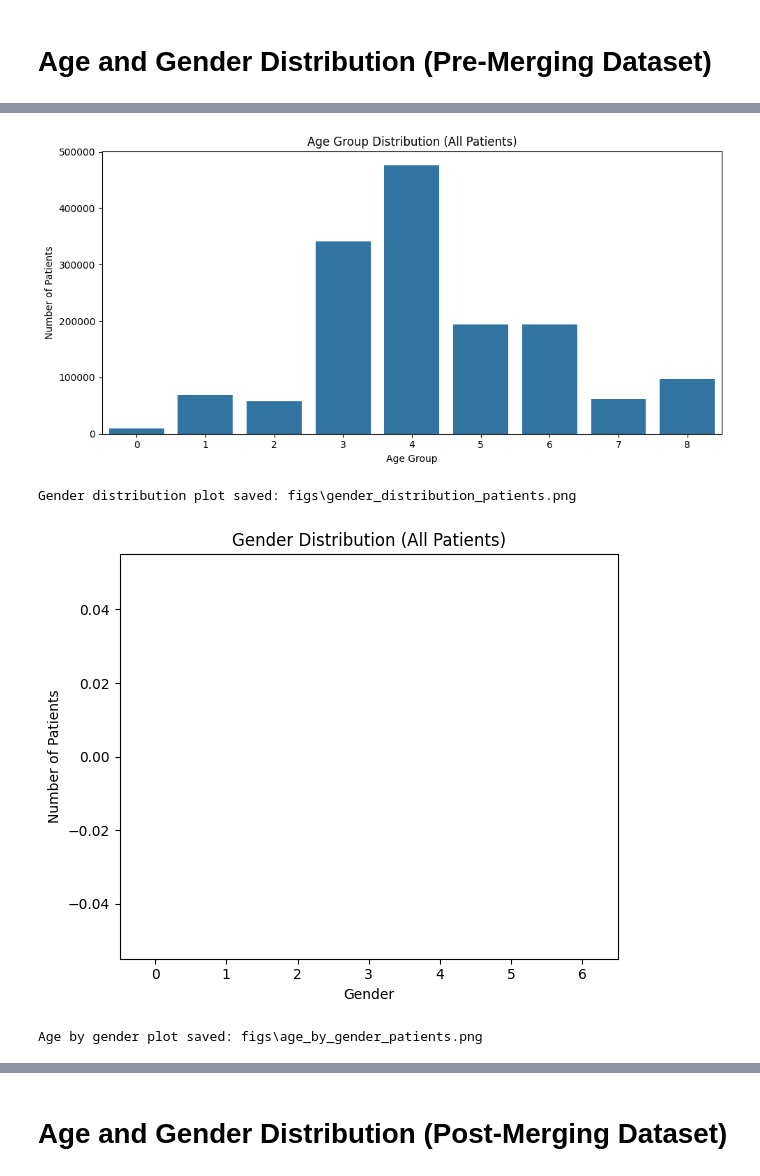
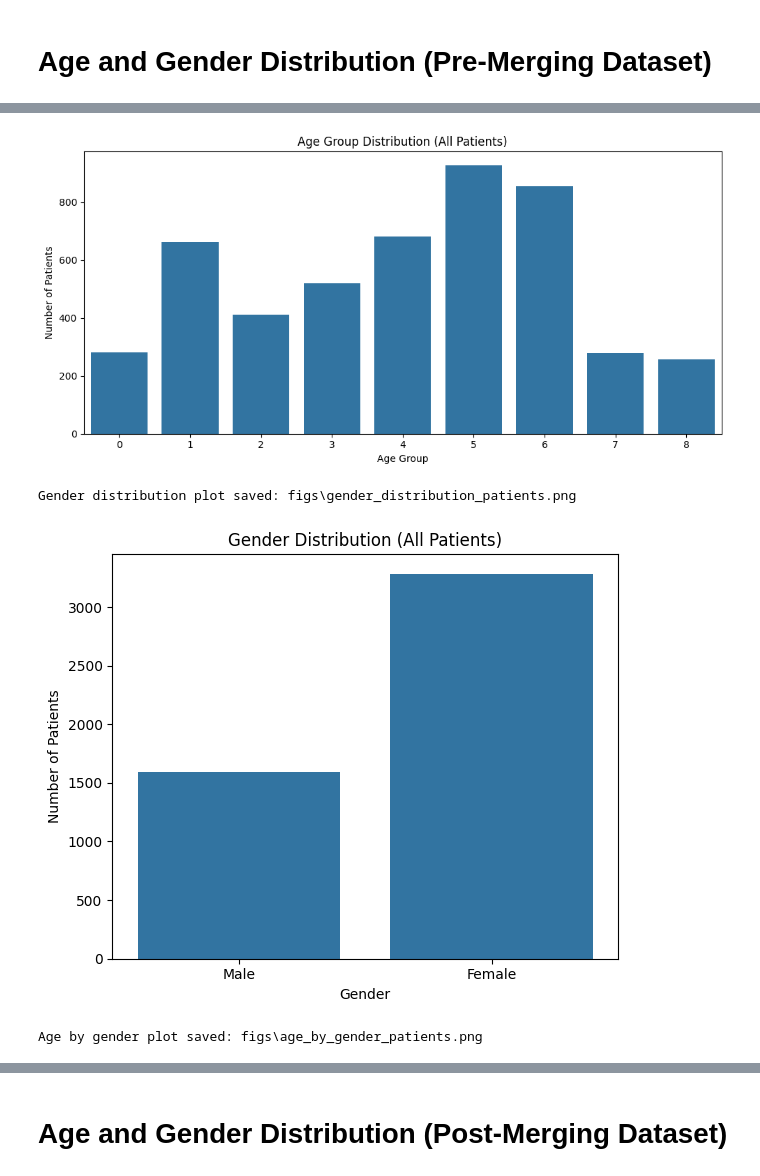
Before and after one commit to ZohoorAlmalkiUQU/ML_Project_UQU, a Jupyter notebook: 03_EDA_sample.ipynb, the cells around one changed output, grey strips where cells are left out. Cells and saved outputs as stored; diff of their text form; code cells hidden in the pictures.

```diff
--- a/03_EDA_sample.ipynb
+++ b/03_EDA_sample.ipynb
@@ -93,10 +93,10 @@ import matplotlib.pyplot as plt
 import seaborn as sns
 import pandas as pd
 
-df = pd.read_parquet("merged_sample_one_processed/final_stage/part.0.parquet")
+df = pd.read_parquet("new_sample_one_processed/processed_cultures_demographics.parquet")
 df.info()
 
-df['gender'] = df['gender'].map({'0': "Female", '1': "Male"})
+df['gender'] = df['gender'].map({0: "Female", 1: "Male"})
 print(df['gender'].value_counts())
 
 # Create figure directory
@@ -189,6 +190,6 @@ Series([], Name: count, dtype: int64)
 Using all records for demographic analysis.
 Age distribution plot saved: figs\age_distribution_patients.png
-[figure, old version]
+[figure, new version]
 Gender distribution plot saved: figs\gender_distribution_patients.png
-[figure, old version]
+[figure, new version]
 Age by gender plot saved: figs\age_by_gender_patients.png
```
Also changed, not shown: parts of 7 cells of this notebook, 2 other files.
